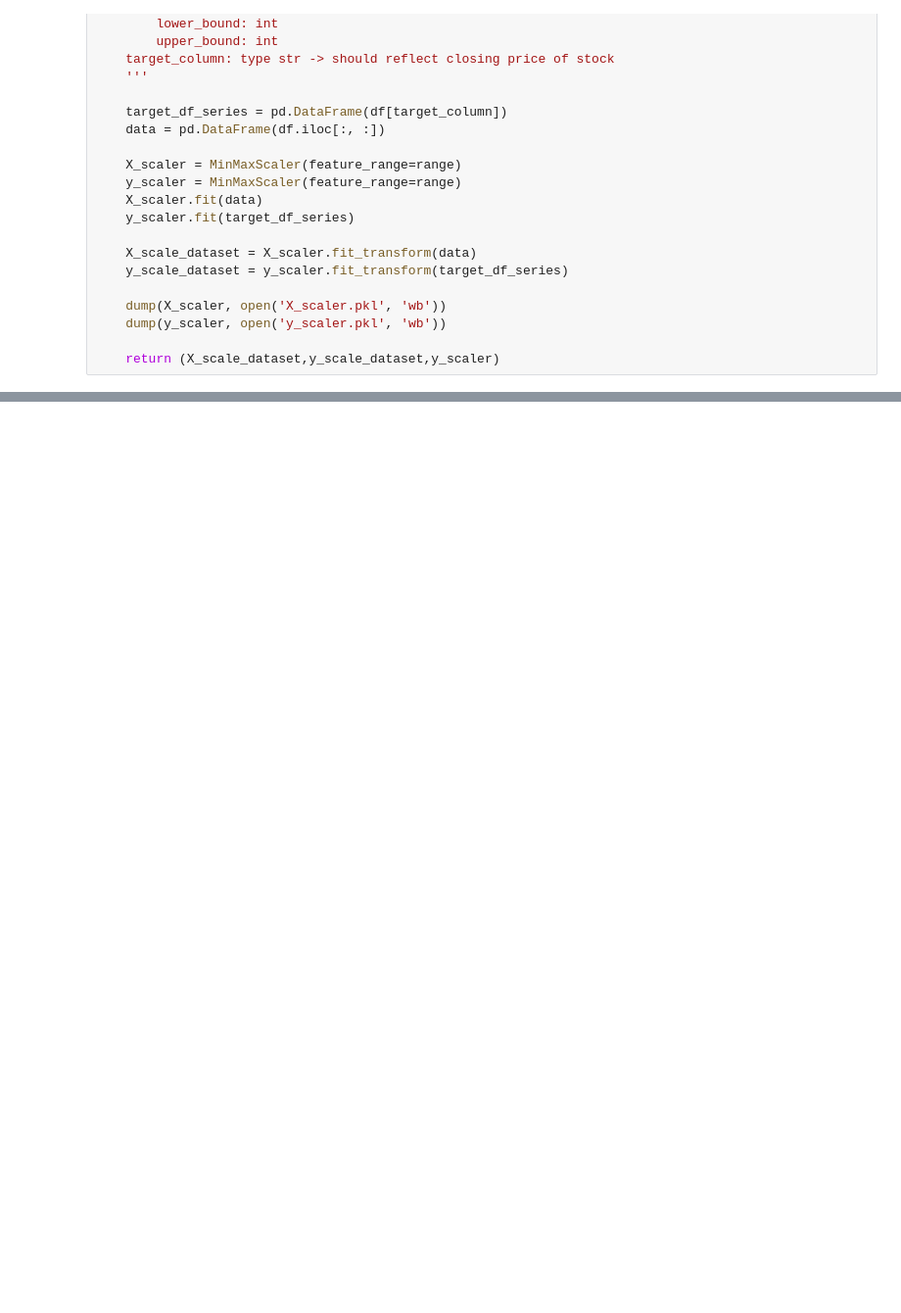
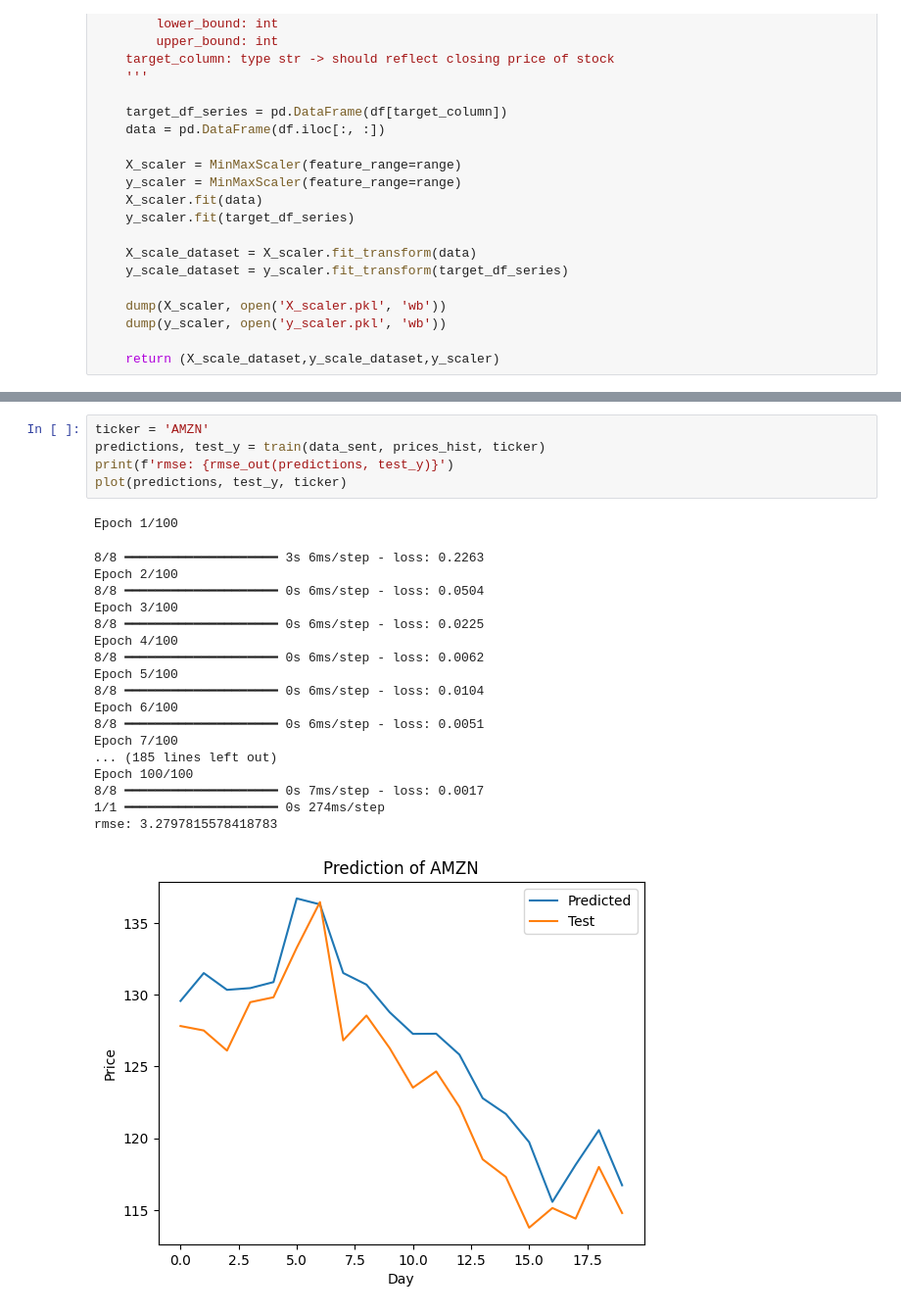
Before and after one commit to mibrix/NCML_project, a Jupyter notebook: prediction.ipynb, the cells around one changed output, grey strips where cells are left out. Shown at 98% size. Cells and saved outputs as stored; diff of their text form; blank space fills up the shorter version.

```diff
--- a/prediction.ipynb
+++ b/prediction.ipynb
@@ -185,0 +263,25 @@ plt.show()
+# %%
+ticker = 'AMZN'
+predictions, test_y = train(data_sent, prices_hist, ticker)
+print(f'rmse: {rmse_out(predictions, test_y)}')
+plot(predictions, test_y, ticker)
+# %% [output]
+Epoch 1/100
+8/8 ━━━━━━━━━━━━━━━━━━━━ 3s 6ms/step - loss: 0.2263
+Epoch 2/100
+8/8 ━━━━━━━━━━━━━━━━━━━━ 0s 6ms/step - loss: 0.0504
+Epoch 3/100
+8/8 ━━━━━━━━━━━━━━━━━━━━ 0s 6ms/step - loss: 0.0225
+Epoch 4/100
+8/8 ━━━━━━━━━━━━━━━━━━━━ 0s 6ms/step - loss: 0.0062
+Epoch 5/100
+8/8 ━━━━━━━━━━━━━━━━━━━━ 0s 6ms/step - loss: 0.0104
+Epoch 6/100
+8/8 ━━━━━━━━━━━━━━━━━━━━ 0s 6ms/step - loss: 0.0051
+Epoch 7/100
+... (185 lines left out)
+Epoch 100/100
+8/8 ━━━━━━━━━━━━━━━━━━━━ 0s 7ms/step - loss: 0.0017
+1/1 ━━━━━━━━━━━━━━━━━━━━ 0s 274ms/step
+rmse: 3.2797815578418783
+[figure, added]
```
Also changed, not shown: parts of 38 cells of this notebook.
